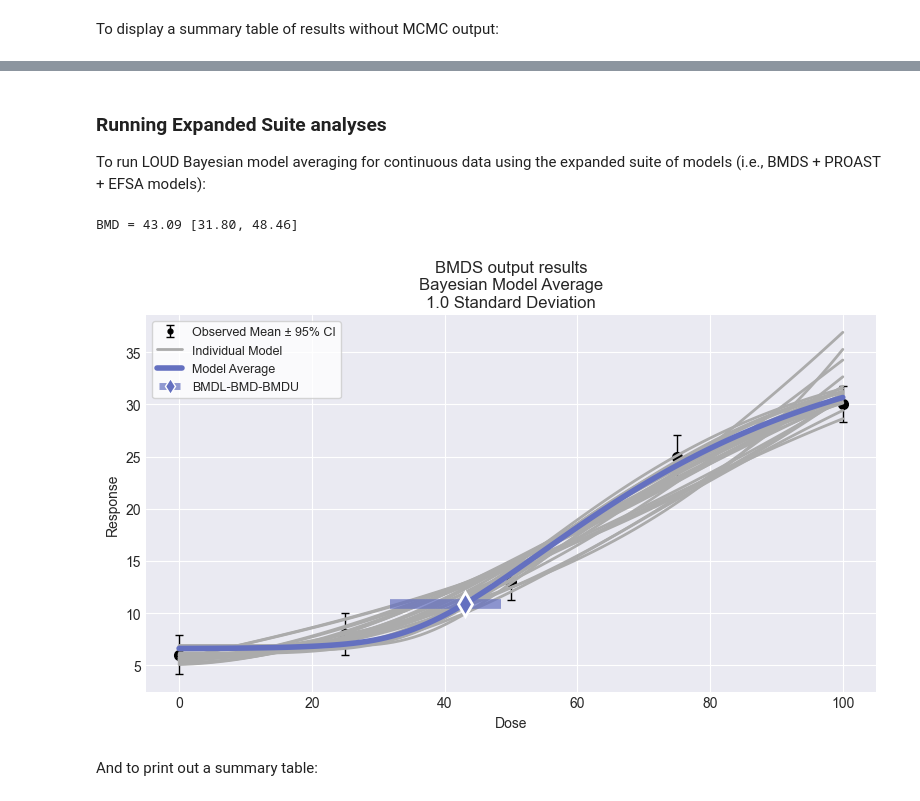
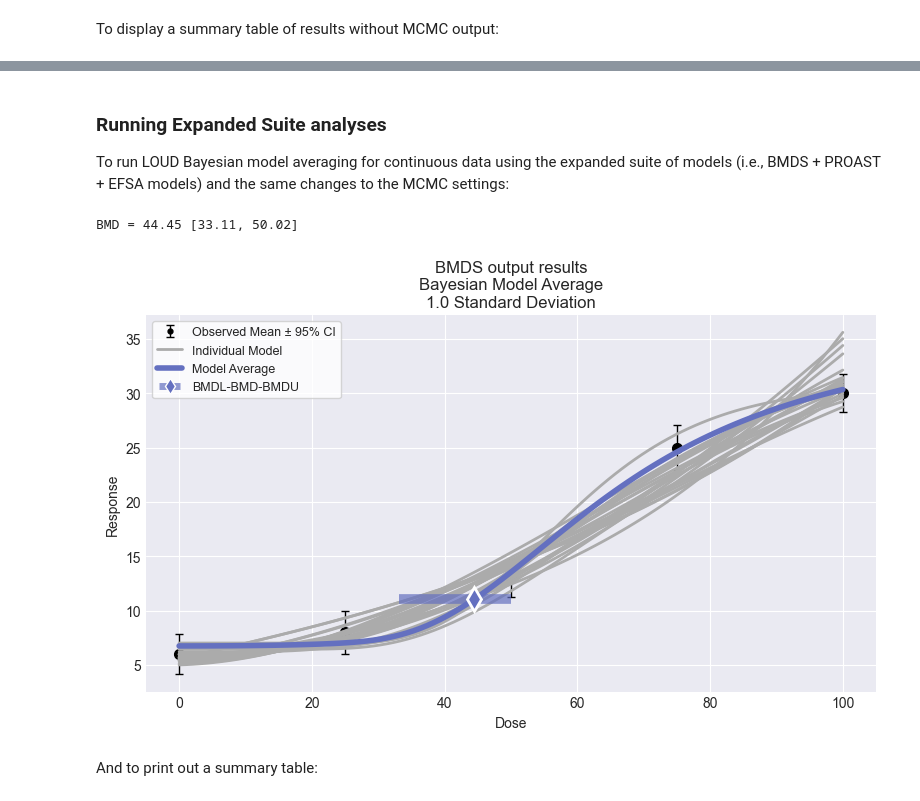
Before and after one commit to USEPA/BMDS, a Jupyter notebook: docs/source/recipes/continuous_ma.ipynb, the cells around one changed output, grey strips where cells are left out. Cells and saved outputs as stored; diff of their text form; code cells hidden in the pictures.

```diff
--- a/docs/source/recipes/continuous_ma.ipynb
+++ b/docs/source/recipes/continuous_ma.ipynb
@@ -185,26 +206,34 @@ display(df1)
 # %% [markdown]
 ### Running Expanded Suite analyses
 
-To run LOUD Bayesian model averaging for continuous data using the expanded suite of models (i.e., BMDS + PROAST + EFSA models):
+To run LOUD Bayesian model averaging for continuous data using the expanded suite of models (i.e., BMDS + PROAST + EFSA models) and the same changes to the MCMC settings:
 # %%
 # LOUD model averaging using the expanded BMDS/PROAST/EFSA continuous suite
 session2 = pybmds.Session(dataset=dataset)
+
+settings = {
+    "n_chains": 4,
+    "samples": 12500,
+    "burnin": 1250,
+}
+
 session2.add_default_bayesian_models(
+    settings=settings,
     prior_class=pybmds.PriorClass.bayesian_loud,
     model_average=True,      # add model averaging
     include_extended=True,  # expanded BMDS/PROAST/EFSA suite
 )
 session2.execute()
 
 # summarize model-averaged result
 res2 = session2.model_average.results
 print(f"BMD = {res2.bmd:.2f} [{res2.bmdl:.2f}, {res2.bmdu:.2f}]")
 
 # optional: plot model fits and model-average curve
 fig2 = session2.plot(colorize=False)
 # %% [output]
-BMD = 43.09 [31.80, 48.46]
+BMD = 44.45 [33.11, 50.02]
-[figure, old version]
+[figure, new version]
 # %% [markdown]
 And to print out a summary table:
 # %%
```
Also changed, not shown: parts of 12 cells of this notebook, 1 other file.
